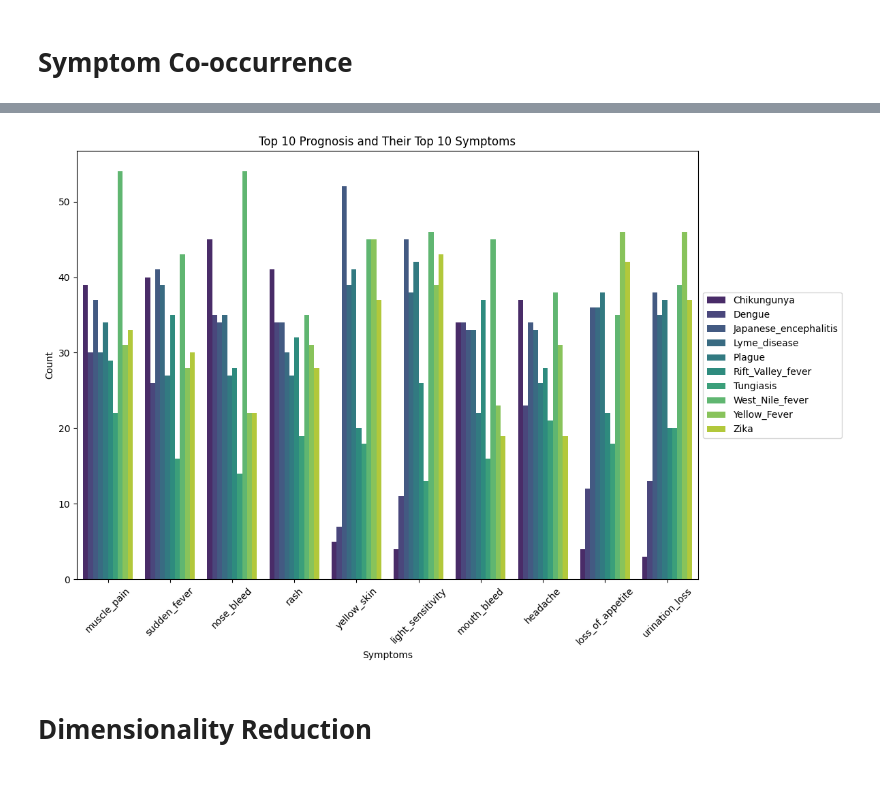
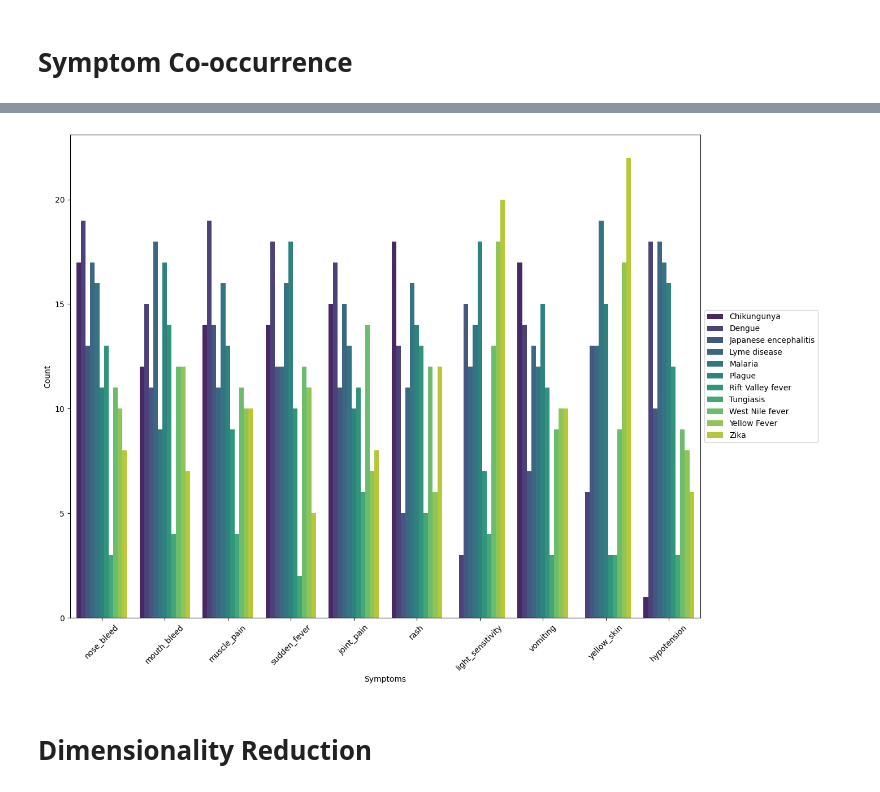
Before and after one commit to raki893/Vector-Borne-Diseases, a Jupyter notebook: Analysis.ipynb, the cells around one changed output, grey strips where cells are left out. Drawn from its saved outputs; the diff is of its cells as text; code cells hidden in the pictures.

```diff
--- a/Analysis.ipynb
+++ b/Analysis.ipynb
@@ -4,6 +4,7 @@
 import pandas as pd
 import math
 import matplotlib.pyplot as plt
+import numpy as np
 import seaborn as sns
 import networkx as nx
 from sklearn.manifold import TSNE
@@ -12,7 +13,8 @@ from sklearn.preprocessing import StandardScaler
 from sklearn.cluster import DBSCAN
 from imblearn.over_sampling import SMOTE
 from collections import Counter
+from sklearn.cluster import KMeans
 
 
-file_path = '/Users/rakibul/Desktop/Machine Learning/VBD/Vector-Borne-Diseases/dataset.csv'
+file_path = '/Users/rakibul/Desktop/uni koblenz/winter 202324/Research Lab/code/models/trainn.csv'
 data = pd.read_csv(file_path)
@@ -246,33 +335,33 @@ plt.show()
 # %%
-# Selecting the top 10 most frequent prognosis
-top_10_prognosis = data['prognosis'].value_counts().head(10).index.tolist()
+# Selecting all unique prognoses
+all_prognosis = data['prognosis'].unique()
 
-# Filtering data for the top 10 prognosis
-top_10_data = data[data['prognosis'].isin(top_10_prognosis)]
+# Filtering data for all prognoses
+all_prognosis_data = data[data['prognosis'].isin(all_prognosis)]
 
-# Selecting the top 10 most frequent symptoms for each prognosis
-top_10_symptoms = top_10_data.drop(['id', 'prognosis'], axis=1).apply(lambda x: x.sum()).sort_values(ascending=False).head(10).index.tolist()
+# Selecting the top 10 most frequent symptoms across all prognoses
+top_10_symptoms = all_prognosis_data.drop([ 'prognosis'], axis=1).sum().sort_values(ascending=False).head(10).index.tolist()
 
 # Filtering data for the top 10 symptoms
-top_10_data = top_10_data[['prognosis'] + top_10_symptoms]
+all_prognosis_data = all_prognosis_data[['prognosis'] + top_10_symptoms]
 
 # Grouping data by prognosis and summing up symptom occurrences
-grouped_data = top_10_data.groupby('prognosis').sum()
+grouped_data = all_prognosis_data.groupby('prognosis').sum()
 
-# Plotting the top 10 prognosis and their top 10 symptoms using a bar plot
-plt.figure(figsize=(12, 8))
+# Plotting all prognosis and their top symptoms using a bar plot
+plt.figure(figsize=(14, 10))
 sns.barplot(data=grouped_data.reset_index().melt(id_vars='prognosis', var_name='Symptom', value_name='Count'),
             x='Symptom', y='Count', hue='prognosis', palette='viridis')
-plt.title('Top 10 Prognosis and Their Top 10 Symptoms')
+
 plt.xlabel('Symptoms')
 plt.ylabel('Count')
 plt.xticks(rotation=45)
 plt.legend(title='Prognosis')
 # Add legend outside the plot
 plt.legend(loc='center left', bbox_to_anchor=(1, 0.5))
 plt.tight_layout()
 plt.show()
 # %% [output]
-[figure, old version]
+[figure, new version]
 # %% [markdown]
 # Dimensionality Reduction
```
Also changed, not shown: parts of 29 cells of this notebook, 7 other files.
